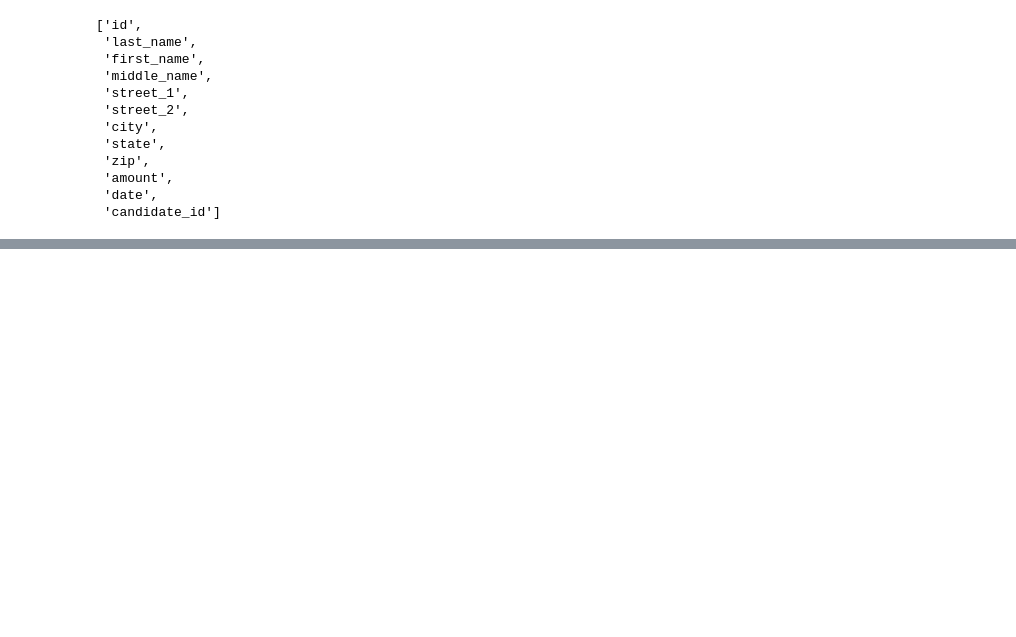
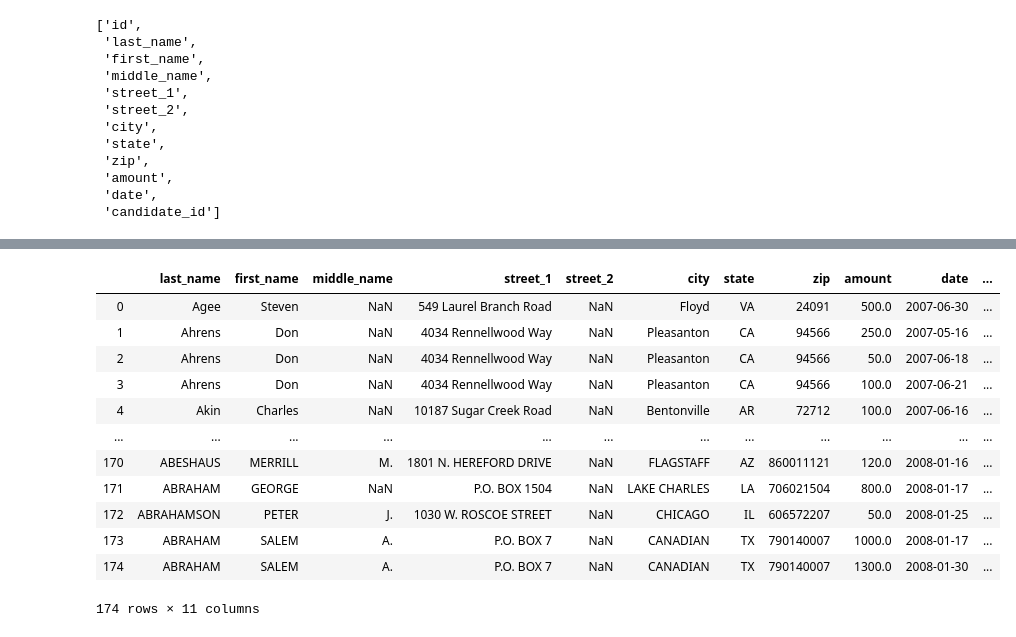
Before and after one commit to Zlisu/2015, a Jupyter notebook: Lectures/Lecture4/04-practice.ipynb, the cells around one changed output, grey strips where cells are left out. Saved outputs shown, nothing was run; the diff lists cells and outputs as text; code cells hidden in the pictures; blank space fills up the shorter version.

```diff
--- a/Lectures/Lecture4/04-practice.ipynb
+++ b/Lectures/Lecture4/04-practice.ipynb
@@ -313,0 +389,18 @@ make_frame(out)
+# %%
+dfcwci[dfcwci.state.notnull()]
+# dfcwci 中 ID 这一列在之前被去掉了；
+# contributor table 中的id是作为 primary key生成的
+# %% [output]
+|  | last_name | first_name | middle_name | street_1 | street_2 | city | state | zip | amount | date | ... |
+| 0 | Agee | Steven | NaN | 549 Laurel Branch Road | NaN | Floyd | VA | 24091 | 500.0 | 2007-06-30 | ... |
+| 1 | Ahrens | Don | NaN | 4034 Rennellwood Way | NaN | Pleasanton | CA | 94566 | 250.0 | 2007-05-16 | ... |
+| 2 | Ahrens | Don | NaN | 4034 Rennellwood Way | NaN | Pleasanton | CA | 94566 | 50.0 | 2007-06-18 | ... |
+| 3 | Ahrens | Don | NaN | 4034 Rennellwood Way | NaN | Pleasanton | CA | 94566 | 100.0 | 2007-06-21 | ... |
+| 4 | Akin | Charles | NaN | 10187 Sugar Creek Road | NaN | Bentonville | AR | 72712 | 100.0 | 2007-06-16 | ... |
+| ... | ... | ... | ... | ... | ... | ... | ... | ... | ... | ... | ... |
+| 170 | ABESHAUS | MERRILL | M. | 1801 N. HEREFORD DRIVE | NaN | FLAGSTAFF | AZ | 860011121 | 120.0 | 2008-01-16 | ... |
+| 171 | ABRAHAM | GEORGE | NaN | P.O. BOX 1504 | NaN | LAKE CHARLES | LA | 706021504 | 800.0 | 2008-01-17 | ... |
+| 172 | ABRAHAMSON | PETER | J. | 1030 W. ROSCOE STREET | NaN | CHICAGO | IL | 606572207 | 50.0 | 2008-01-25 | ... |
+| 173 | ABRAHAM | SALEM | A. | P.O. BOX 7 | NaN | CANADIAN | TX | 790140007 | 1000.0 | 2008-01-17 | ... |
+| 174 | ABRAHAM | SALEM | A. | P.O. BOX 7 | NaN | CANADIAN | TX | 790140007 | 1300.0 | 2008-01-30 | ... |
+174 rows × 11 columns
```
Also changed, not shown: parts of 109 cells of this notebook, 3 other files.
